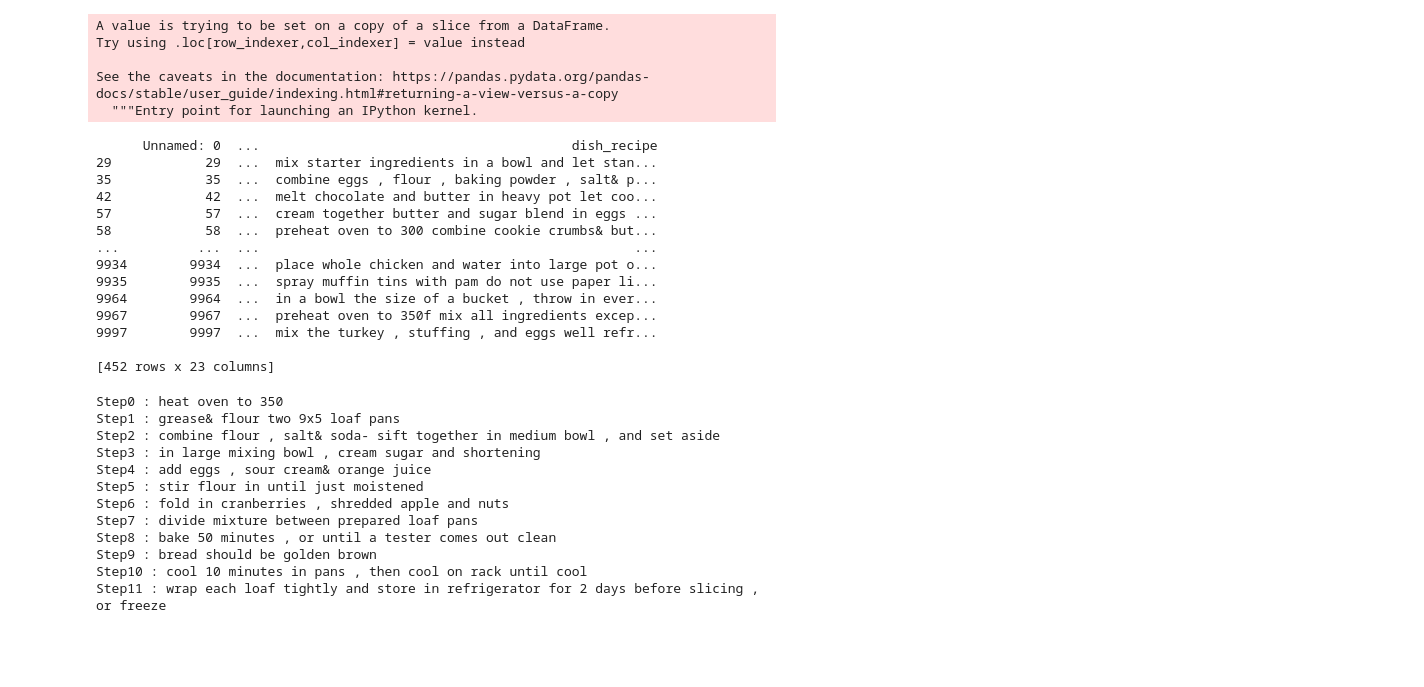
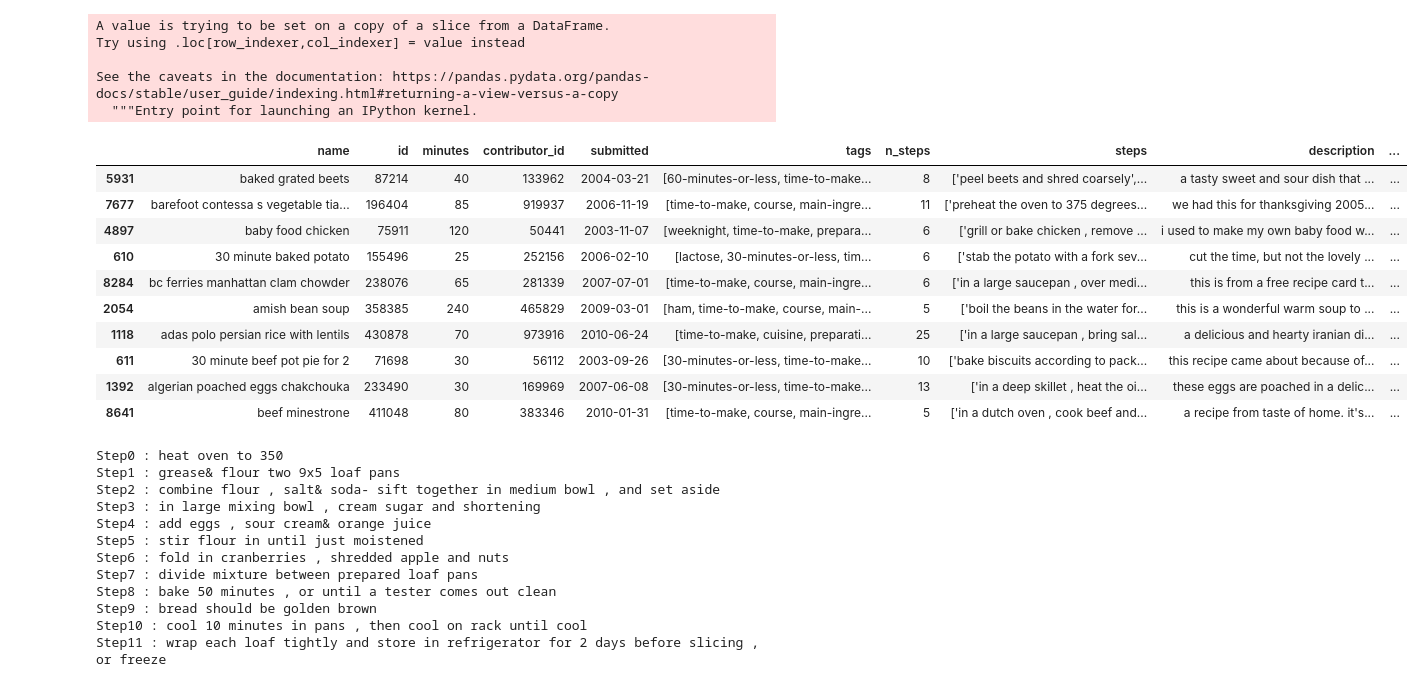
Before and after one commit to martineza96/recipe-reccomender, a Jupyter notebook: Untitled.ipynb, the cells around one changed output. Cells and saved outputs as stored; diff of their text form; code cells hidden in the pictures; blank space fills up the shorter version.

```diff
--- a/Untitled.ipynb
+++ b/Untitled.ipynb
@@ -192,30 +192,33 @@ Try using .loc[row_indexer,col_indexer] = value instead
 See the caveats in the documentation: https://pandas.pydata.org/pandas-docs/stable/user_guide/indexing.html#returning-a-view-versus-a-copy
   """Entry point for launching an IPython kernel.
 # %%
-ingredients = ['eggs','flour']
-r_cop = recipes.copy()
-for i, ig in enumerate(recipes_ingredients['ingredients']):
-  count = len(ingredients)
-  for word in ingredients:
-    if word in ig:
-      count -= 1
-  if count != 0:
-    r_cop.drop(i,inplace=True)
+ingredients = ['potato']
+
+def recipe_with_ingredients(ingredients,n):
+  r_cop = recipes.copy()
+  for i, ig in enumerate(recipes_ingredients['ingredients']):
+    count = len(ingredients)
+    for word in ingredients:
+      if word in ig:
+        count -= 1
+    if count != 0:
+      r_cop.drop(i,inplace=True)
+  r_cop.drop('Unnamed: 0',axis=1,inplace=True)
+  return r_cop.sort_values('rating_mean',ascending=False)[:n]
-# %% [output]
-      Unnamed: 0  ...                                        dish_recipe
-29            29  ...  mix starter ingredients in a bowl and let stan...
-35            35  ...  combine eggs , flour , baking powder , salt& p...
-42            42  ...  melt chocolate and butter in heavy pot let coo...
-57            57  ...  cream together butter and sugar blend in eggs ...
-58            58  ...  preheat oven to 300 combine cookie crumbs& but...
-...          ...  ...                                                ...
-9934        9934  ...  place whole chicken and water into large pot o...
-9935        9935  ...  spray muffin tins with pam do not use paper li...
-9964        9964  ...  in a bowl the size of a bucket , throw in ever...
-9967        9967  ...  preheat oven to 350f mix all ingredients excep...
-9997        9997  ...  mix the turkey , stuffing , and eggs well refr...
-
-[452 rows x 23 columns]
+# %%
+recipe_with_ingredients(ingredients,10)
+# %% [output]
+|  | name | id | minutes | contributor_id | submitted | tags | n_steps | steps | description | ... |
+| 5931 | baked grated beets | 87214 | 40 | 133962 | 2004-03-21 | [60-minutes-or-less, time-to-make... | 8 | ['peel beets and shred coarsely',... | a tasty sweet and sour dish that ... | ... |
+| 7677 | barefoot contessa s vegetable tia... | 196404 | 85 | 919937 | 2006-11-19 | [time-to-make, course, main-ingre... | 11 | ['preheat the oven to 375 degrees... | we had this for thanksgiving 2005... | ... |
+| 4897 | baby food chicken | 75911 | 120 | 50441 | 2003-11-07 | [weeknight, time-to-make, prepara... | 6 | ['grill or bake chicken , remove ... | i used to make my own baby food w... | ... |
+| 610 | 30 minute baked potato | 155496 | 25 | 252156 | 2006-02-10 | [lactose, 30-minutes-or-less, tim... | 6 | ['stab the potato with a fork sev... | cut the time, but not the lovely ... | ... |
+| 8284 | bc ferries manhattan clam chowder | 238076 | 65 | 281339 | 2007-07-01 | [time-to-make, course, main-ingre... | 6 | ['in a large saucepan , over medi... | this is from a free recipe card t... | ... |
+| 2054 | amish bean soup | 358385 | 240 | 465829 | 2009-03-01 | [ham, time-to-make, course, main-... | 5 | ['boil the beans in the water for... | this is a wonderful warm soup to ... | ... |
+| 1118 | adas polo persian rice with lentils | 430878 | 70 | 973916 | 2010-06-24 | [time-to-make, cuisine, preparati... | 25 | ['in a large saucepan , bring sal... | a delicious and hearty iranian di... | ... |
+| 611 | 30 minute beef pot pie for 2 | 71698 | 30 | 56112 | 2003-09-26 | [30-minutes-or-less, time-to-make... | 10 | ['bake biscuits according to pack... | this recipe came about because of... | ... |
+| 1392 | algerian poached eggs chakchouka | 233490 | 30 | 169969 | 2007-06-08 | [30-minutes-or-less, time-to-make... | 13 | ['in a deep skillet , heat the oi... | these eggs are poached in a delic... | ... |
+| 8641 | beef minestrone | 411048 | 80 | 383346 | 2010-01-31 | [time-to-make, course, main-ingre... | 5 | ['in a dutch oven , cook beef and... | a recipe from taste of home. it's... | ... |
 # %%
 for number, step in enumerate(r_cop.sort_values('rating_mean',ascending=False)[:5]['steps'].map(lambda x: ast.literal_eval(x)).iloc[0]):
   print(f'Step{ number} : {step}')
```
Also changed, not shown: parts of 4 cells of this notebook.
